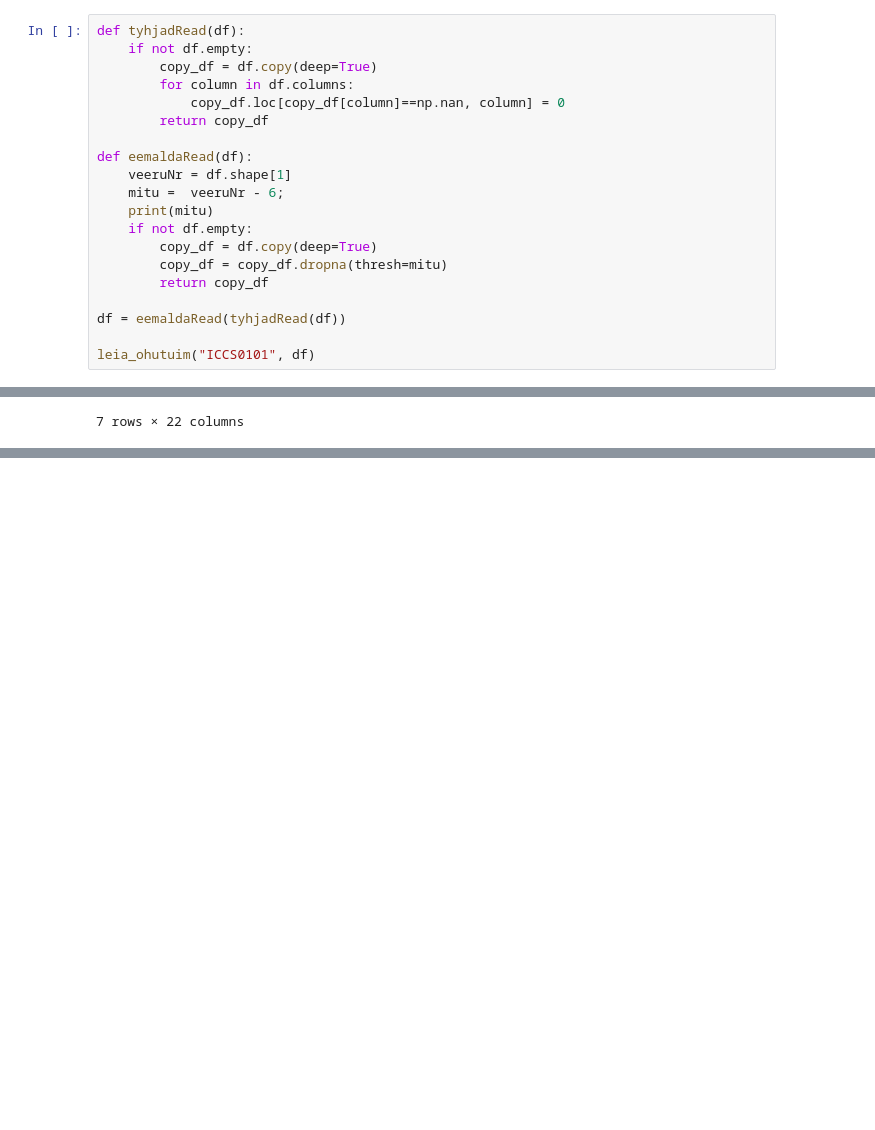
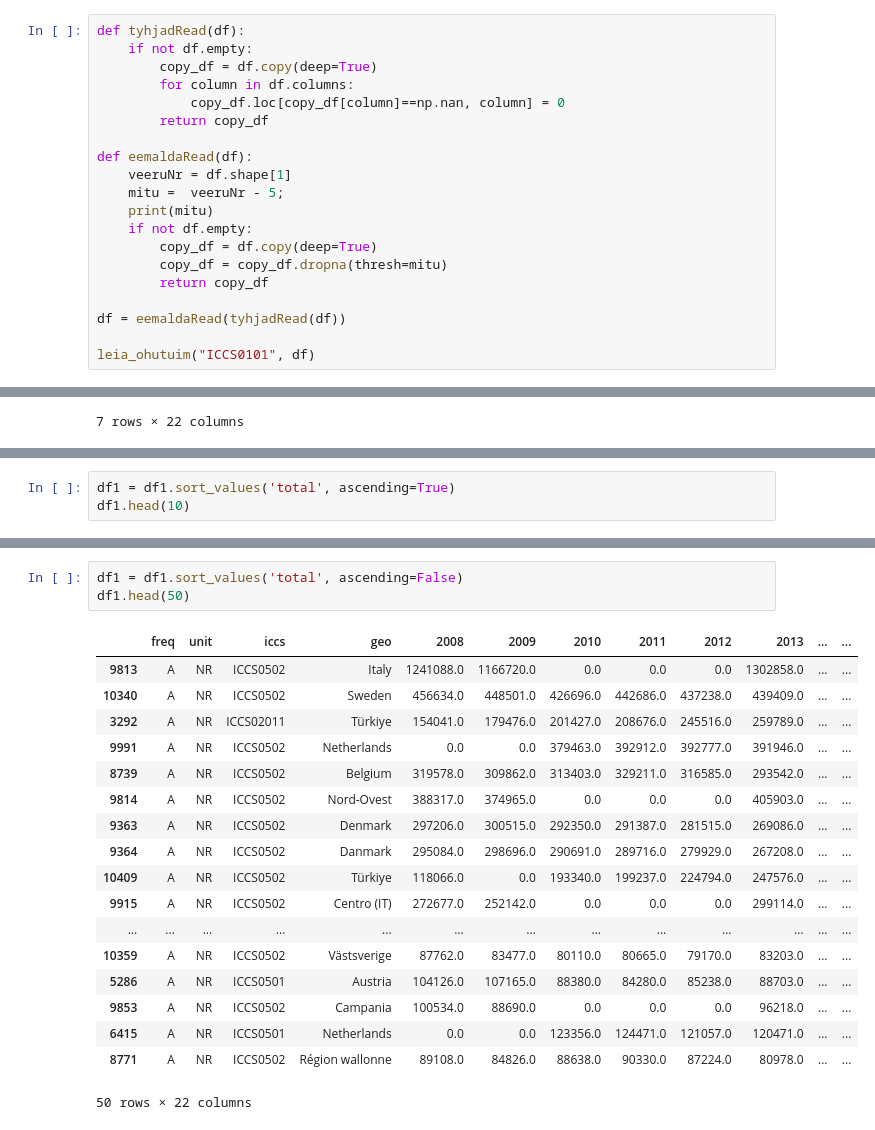
Before and after one commit to piStacya/CRIME_ANALYSIS_DS, a Jupyter notebook: Notebooks/Riigid_ja_regioonid.ipynb, the cells around one changed output, grey strips where cells are left out. Drawn from its saved outputs; the diff is of its cells as text; blank space fills up the shorter version.

```diff
--- a/Notebooks/Riigid_ja_regioonid.ipynb
+++ b/Notebooks/Riigid_ja_regioonid.ipynb
@@ -65,7 +65,7 @@ def tyhjadRead(df):
 
 def eemaldaRead(df):
     veeruNr = df.shape[1]
-    mitu =  veeruNr - 6;
+    mitu =  veeruNr - 5;
     print(mitu)
     if not df.empty:
         copy_df = df.copy(deep=True)
@@ -347,0 +347,3 @@ for riik in countries1:
+# %%
+df1 = df1.sort_values('total', ascending=True)
+df1.head(10)
@@ -347,0 +363,22 @@ for riik in countries1:
+# %%
+df1 = df1.sort_values('total', ascending=False)
+df1.head(50)
+# %% [output]
+|  | freq | unit | iccs | geo | 2008 | 2009 | 2010 | 2011 | 2012 | 2013 | ... | ... |
+| 9813 | A | NR | ICCS0502 | Italy | 1241088.0 | 1166720.0 | 0.0 | 0.0 | 0.0 | 1302858.0 | ... | ... |
+| 10340 | A | NR | ICCS0502 | Sweden | 456634.0 | 448501.0 | 426696.0 | 442686.0 | 437238.0 | 439409.0 | ... | ... |
+| 3292 | A | NR | ICCS02011 | Türkiye | 154041.0 | 179476.0 | 201427.0 | 208676.0 | 245516.0 | 259789.0 | ... | ... |
+| 9991 | A | NR | ICCS0502 | Netherlands | 0.0 | 0.0 | 379463.0 | 392912.0 | 392777.0 | 391946.0 | ... | ... |
+| 8739 | A | NR | ICCS0502 | Belgium | 319578.0 | 309862.0 | 313403.0 | 329211.0 | 316585.0 | 293542.0 | ... | ... |
+| 9814 | A | NR | ICCS0502 | Nord-Ovest | 388317.0 | 374965.0 | 0.0 | 0.0 | 0.0 | 405903.0 | ... | ... |
+| 9363 | A | NR | ICCS0502 | Denmark | 297206.0 | 300515.0 | 292350.0 | 291387.0 | 281515.0 | 269086.0 | ... | ... |
+| 9364 | A | NR | ICCS0502 | Danmark | 295084.0 | 298696.0 | 290691.0 | 289716.0 | 279929.0 | 267208.0 | ... | ... |
+| 10409 | A | NR | ICCS0502 | Türkiye | 118066.0 | 0.0 | 193340.0 | 199237.0 | 224794.0 | 247576.0 | ... | ... |
+| 9915 | A | NR | ICCS0502 | Centro (IT) | 272677.0 | 252142.0 | 0.0 | 0.0 | 0.0 | 299114.0 | ... | ... |
+| ... | ... | ... | ... | ... | ... | ... | ... | ... | ... | ... | ... | ... |
+| 10359 | A | NR | ICCS0502 | Västsverige | 87762.0 | 83477.0 | 80110.0 | 80665.0 | 79170.0 | 83203.0 | ... | ... |
+| 5286 | A | NR | ICCS0501 | Austria | 104126.0 | 107165.0 | 88380.0 | 84280.0 | 85238.0 | 88703.0 | ... | ... |
+| 9853 | A | NR | ICCS0502 | Campania | 100534.0 | 88690.0 | 0.0 | 0.0 | 0.0 | 96218.0 | ... | ... |
+| 6415 | A | NR | ICCS0501 | Netherlands | 0.0 | 0.0 | 123356.0 | 124471.0 | 121057.0 | 120471.0 | ... | ... |
+| 8771 | A | NR | ICCS0502 | Région wallonne | 89108.0 | 84826.0 | 88638.0 | 90330.0 | 87224.0 | 80978.0 | ... | ... |
+50 rows × 22 columns
```
Also changed, not shown: parts of 14 cells of this notebook, 1 other file.
